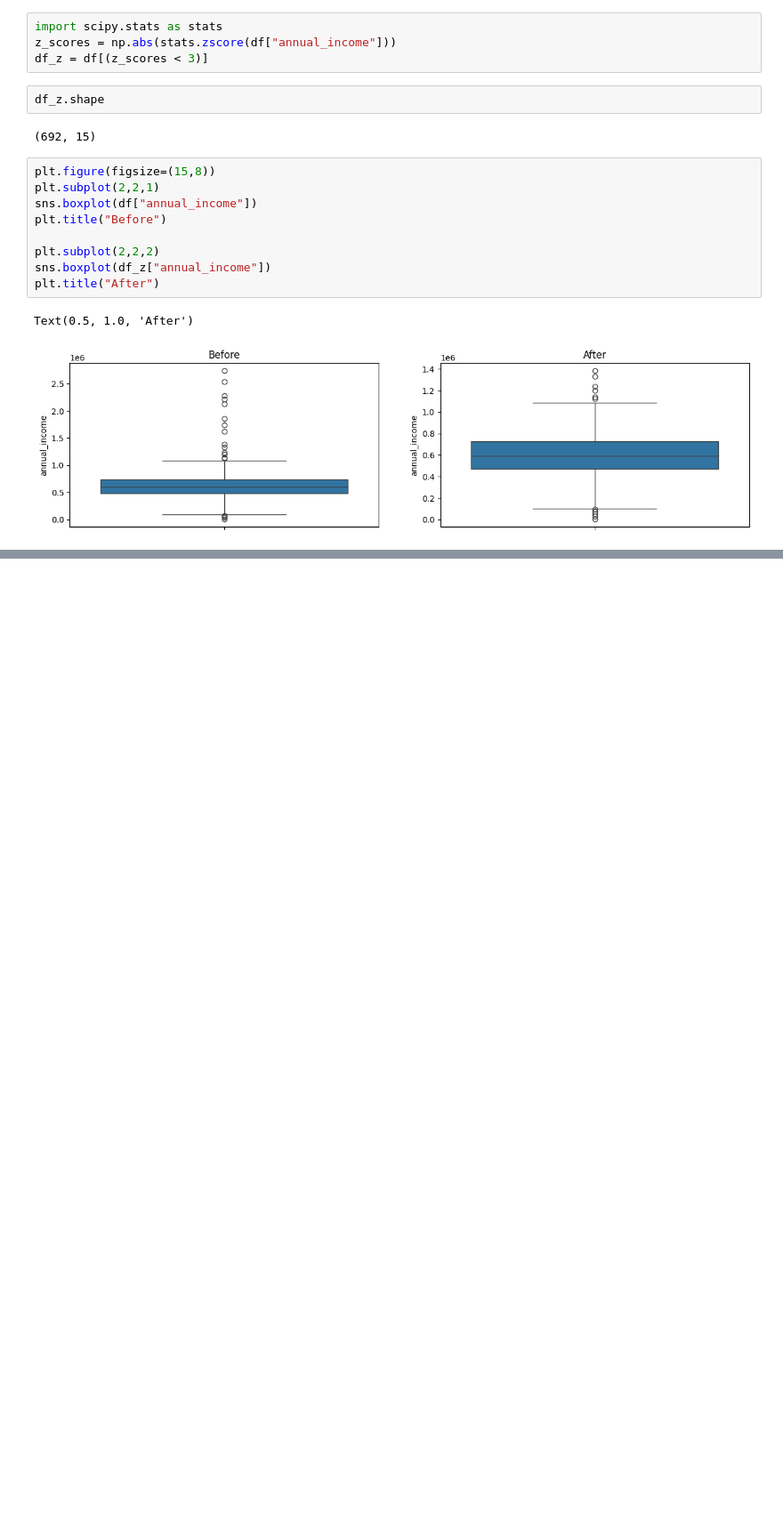
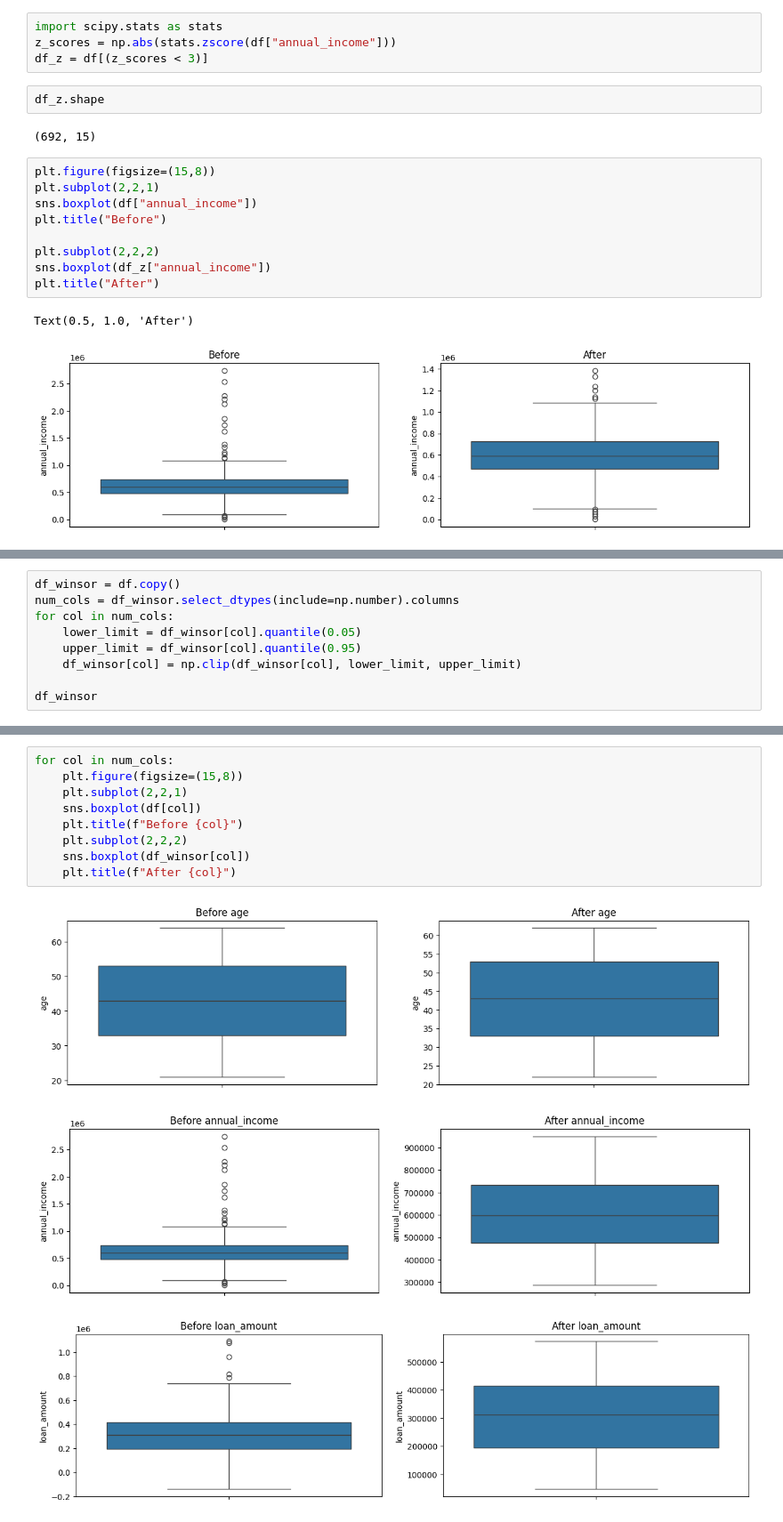
Before and after one commit to Abhiraj14206/Main_Data, a Jupyter notebook: FinalProject1/Finalproject1.ipynb, the cells around one changed output, grey strips where cells are left out. Shown at 89% size. Cells and saved outputs as stored; diff of their text form; blank space fills up the shorter version.

```diff
--- a/FinalProject1/Finalproject1.ipynb
+++ b/FinalProject1/Finalproject1.ipynb
@@ -423,0 +526,9 @@ Text(0.5, 1.0, 'After')
+# %%
+df_winsor = df.copy()
+num_cols = df_winsor.select_dtypes(include=np.number).columns
+for col in num_cols:
+    lower_limit = df_winsor[col].quantile(0.05)
+    upper_limit = df_winsor[col].quantile(0.95)
+    df_winsor[col] = np.clip(df_winsor[col], lower_limit, upper_limit)
+
+df_winsor
@@ -423,0 +549,13 @@ Text(0.5, 1.0, 'After')
+# %%
+for col in num_cols:
+    plt.figure(figsize=(15,8))
+    plt.subplot(2,2,1)
+    sns.boxplot(df[col])
+    plt.title(f"Before {col}")
+    plt.subplot(2,2,2)
+    sns.boxplot(df_winsor[col])
+    plt.title(f"After {col}")
+# %% [output]
+[figure, added]
+[figure, added]
+[figure, added]
```
Also changed, not shown: parts of 38 cells of this notebook.
